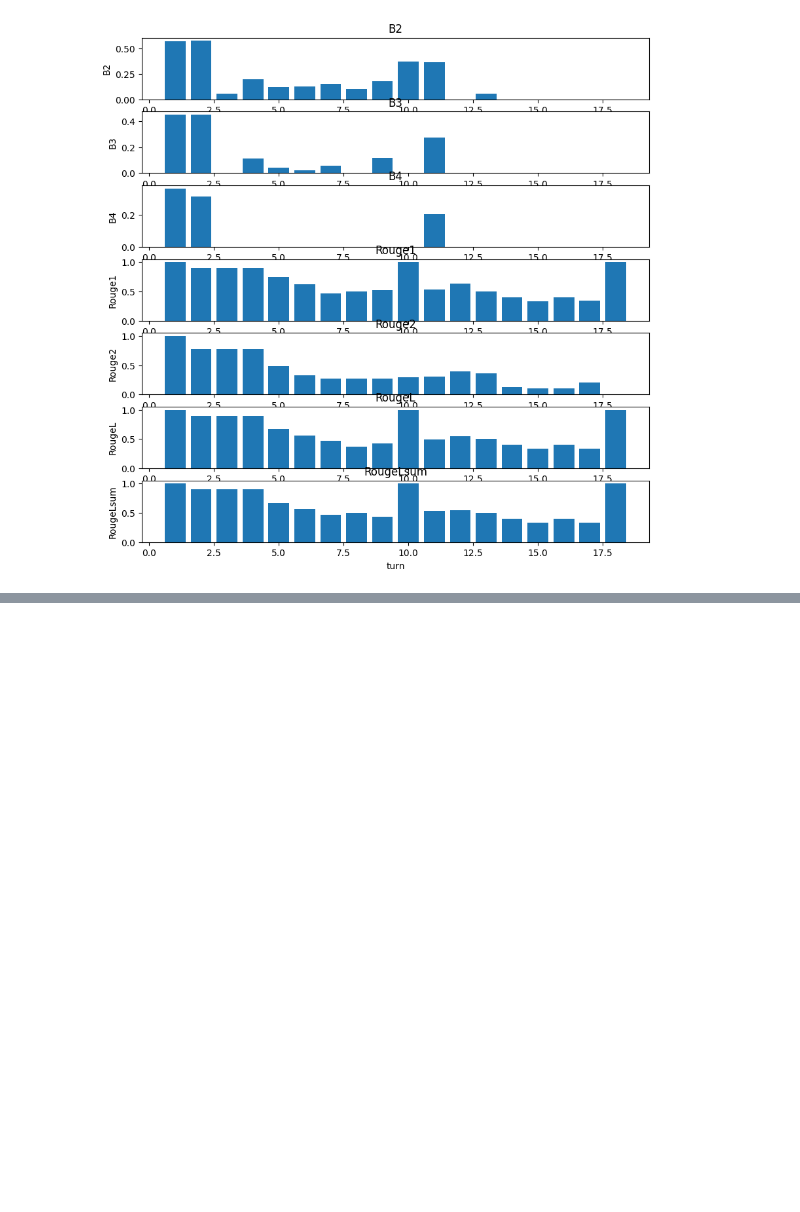
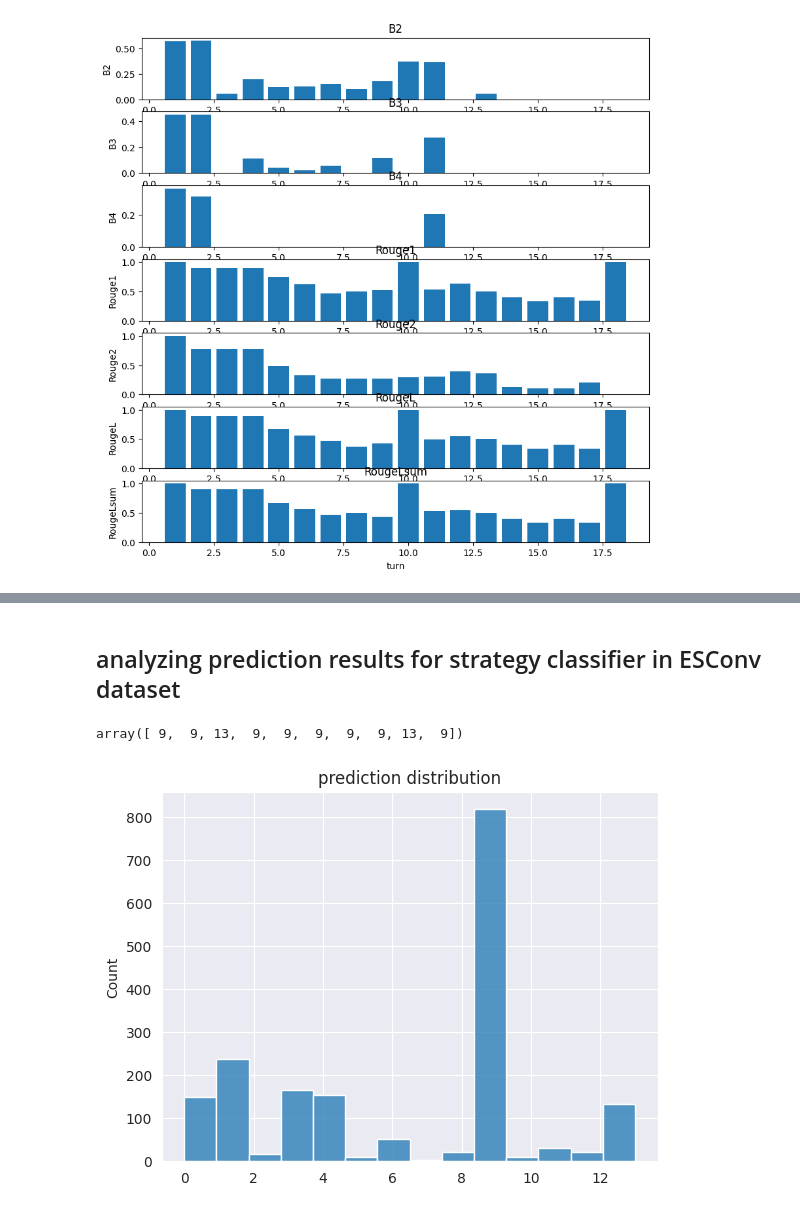
Before and after one commit to navidmdn/ESCConv-common, a Jupyter notebook: result_analysis.ipynb, the cells around one changed output, grey strips where cells are left out. Cells and saved outputs as stored; diff of their text form; code cells hidden in the pictures; blank space fills up the shorter version.

```diff
--- a/result_analysis.ipynb
+++ b/result_analysis.ipynb
@@ -39,0 +132,19 @@ for i, ycol in enumerate(ycols):
+# %% [markdown]
+## analyzing prediction results for strategy classifier in ESConv dataset
+# %%
+import pandas as pd
+
+df = pd.read_csv('./original_data/train_strategies.txt', sep='\t')
+preds = df['prediction'].values
+preds = le.fit_transform(preds)
+preds[:10]
+# %% [output]
+array([ 9,  9, 13,  9,  9,  9,  9,  9, 13,  9])
+# %%
+import seaborn as sns
+
+sns.histplot(preds)
+plt.title('prediction distribution')
+plt.show()
+# %% [output]
+[figure, added]
```
Also changed, not shown: parts of 8 cells of this notebook, 8 other files.
